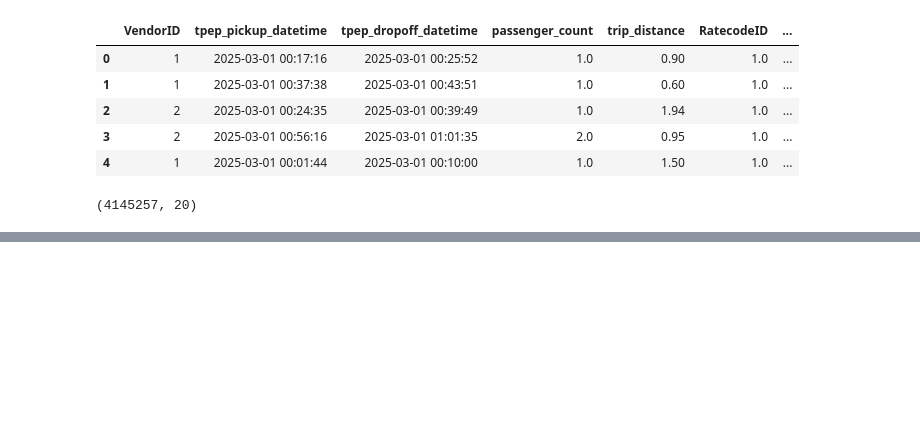
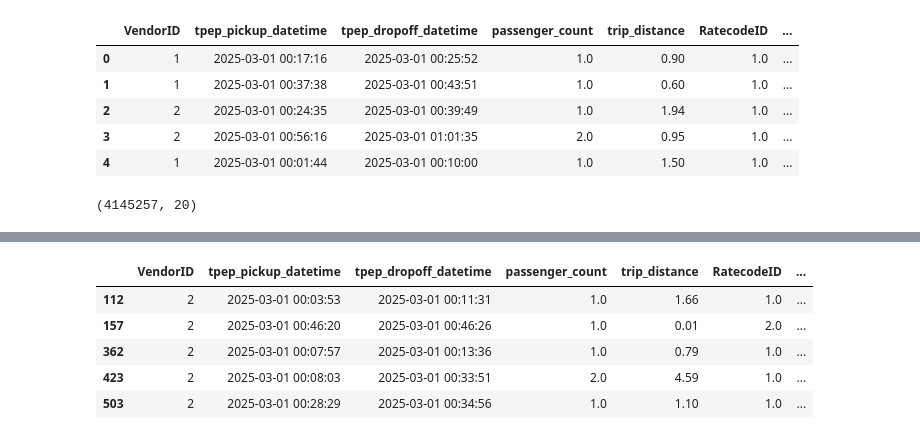
Before and after one commit to nastasiaoginska/New-York-Taxi-Analysis, a Jupyter notebook: Notebook.ipynb, the cells around one changed output, grey strips where cells are left out. Saved outputs shown, nothing was run; the diff lists cells and outputs as text; code cells hidden in the pictures; blank space fills up the shorter version.

```diff
--- a/Notebook.ipynb
+++ b/Notebook.ipynb
@@ -22,0 +62,9 @@ taxi_df['duration_min'] = (taxi_df['dropoff_dt'] - taxi_df['pickup_dt']).dt.tota
+# %%
+taxi_df[taxi_df['total_amount'] < 0].head()
+# %% [output]
+|  | VendorID | tpep_pickup_datetime | tpep_dropoff_datetime | passenger_count | trip_distance | RatecodeID | ... |
+| 112 | 2 | 2025-03-01 00:03:53 | 2025-03-01 00:11:31 | 1.0 | 1.66 | 1.0 | ... |
+| 157 | 2 | 2025-03-01 00:46:20 | 2025-03-01 00:46:26 | 1.0 | 0.01 | 2.0 | ... |
+| 362 | 2 | 2025-03-01 00:07:57 | 2025-03-01 00:13:36 | 1.0 | 0.79 | 1.0 | ... |
+| 423 | 2 | 2025-03-01 00:08:03 | 2025-03-01 00:33:51 | 2.0 | 4.59 | 1.0 | ... |
+| 503 | 2 | 2025-03-01 00:28:29 | 2025-03-01 00:34:56 | 1.0 | 1.10 | 1.0 | ... |
```
Also changed, not shown: parts of 32 cells of this notebook.
